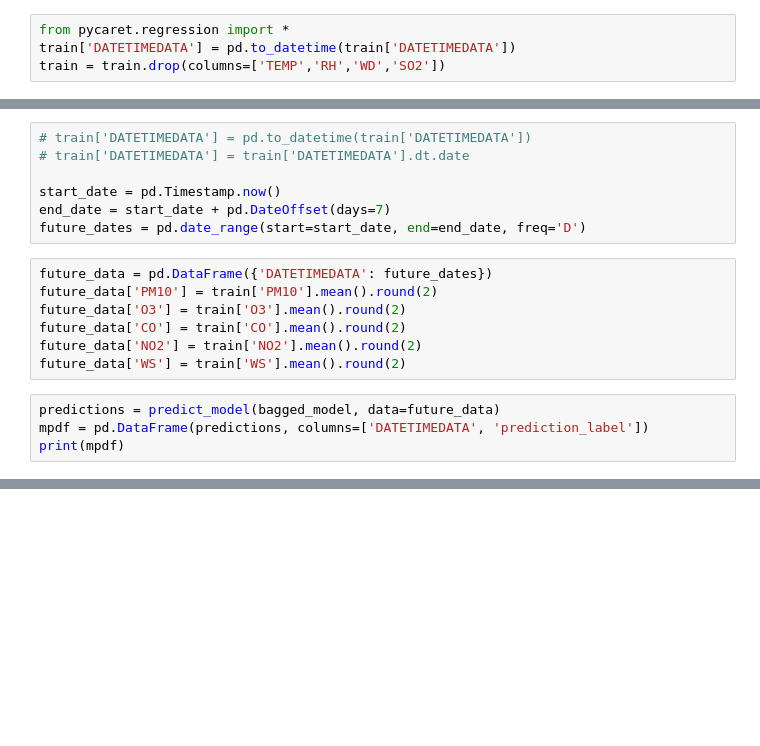
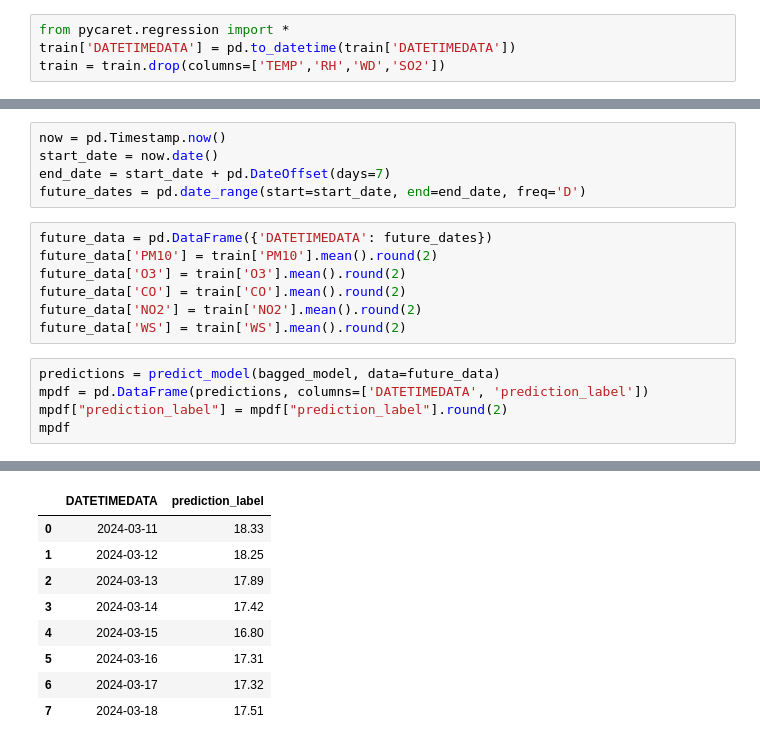
Before and after one commit to jayjiratta/predict_pm2.5, a Jupyter notebook: predict_PM25.ipynb, the cells around one changed output, grey strips where cells are left out. Saved outputs shown, nothing was run; the diff lists cells and outputs as text; blank space fills up the shorter version.

```diff
--- a/predict_PM25.ipynb
+++ b/predict_PM25.ipynb
@@ -139,10 +139,8 @@ Original model was better than the tuned model, hence it will be returned. NOTE:
 | Std | 0.1903 | 1.7369 | 0.3304 | 0.0259 | 0.0124 | 0.0098 |
 [interactive output not drawn]
 # %%
-# train['DATETIMEDATA'] = pd.to_datetime(train['DATETIMEDATA'])
-# train['DATETIMEDATA'] = train['DATETIMEDATA'].dt.date
-
-start_date = pd.Timestamp.now()
+now = pd.Timestamp.now()
+start_date = now.date()
 end_date = start_date + pd.DateOffset(days=7)
 future_dates = pd.date_range(start=start_date, end=end_date, freq='D')
 # %%
@@ -155,6 +153,7 @@ future_data['WS'] = train['WS'].mean().round(2)
 # %%
 predictions = predict_model(bagged_model, data=future_data)
 mpdf = pd.DataFrame(predictions, columns=['DATETIMEDATA', 'prediction_label'])
-print(mpdf)
+mpdf["prediction_label"] = mpdf["prediction_label"].round(2)
+mpdf
 # %% [output]
 [interactive output not drawn]
@@ -170,3 +160,12 @@ print(mpdf)
+|  | DATETIMEDATA | prediction_label |
+| 0 | 2024-03-11 | 18.33 |
+| 1 | 2024-03-12 | 18.25 |
+| 2 | 2024-03-13 | 17.89 |
+| 3 | 2024-03-14 | 17.42 |
+| 4 | 2024-03-15 | 16.80 |
+| 5 | 2024-03-16 | 17.31 |
+| 6 | 2024-03-17 | 17.32 |
+| 7 | 2024-03-18 | 17.51 |
 # %%
 import matplotlib.pyplot as plt
 
```
Also changed, not shown: parts of 5 cells of this notebook.
